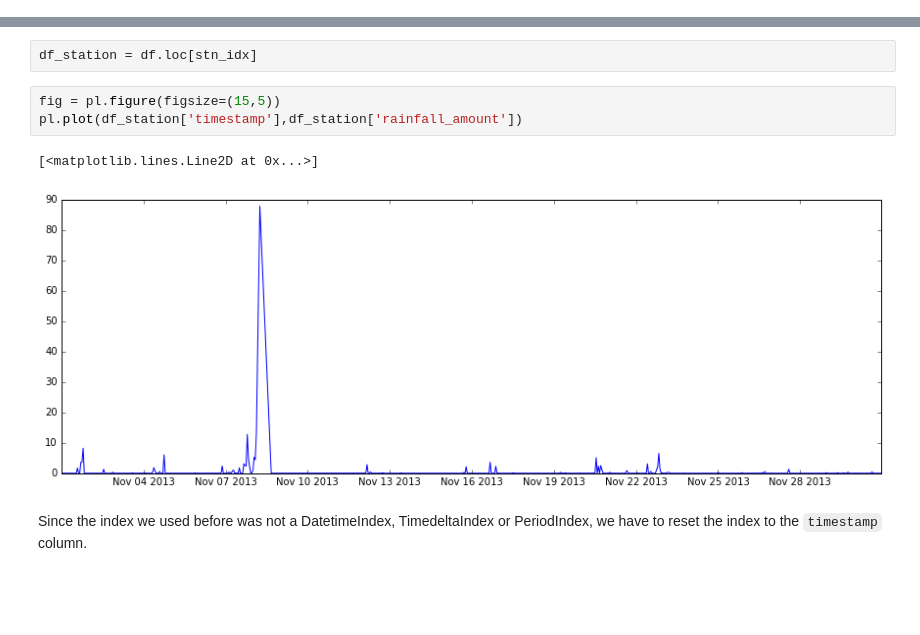
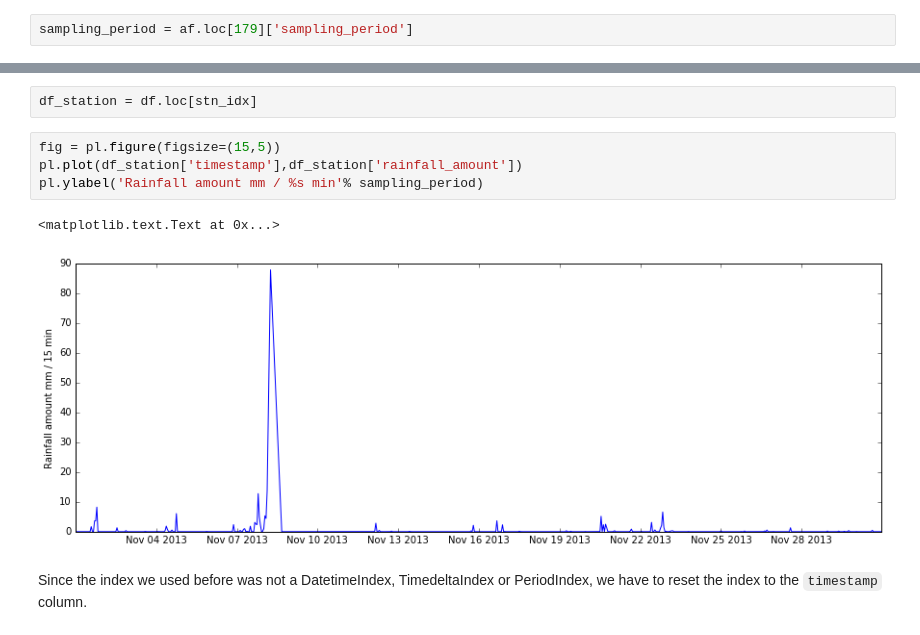
Before and after one commit to IreneCrisologo/irenecrisologo, a Jupyter notebook: ASTI_AWS/reading asti aws dataset.ipynb, the cells around one changed output, grey strips where cells are left out. Cells and saved outputs as stored; diff of their text form; blank space fills up the shorter version.

```diff
--- a/ASTI_AWS/reading asti aws dataset.ipynb
+++ b/ASTI_AWS/reading asti aws dataset.ipynb
@@ -161,6 +157,8 @@ stn_idx = np.where(af['station_id'] == 179)[0][0]
 print stn_idx
 # %% [output]
 114
+# %%
+sampling_period = af.loc[179]['sampling_period']
 # %% [markdown]
 This is the value that corresponds to `stationIndex` in the dataset dataframe.
 # %%
@@ -168,9 +166,10 @@ df_station = df.loc[stn_idx]
 # %%
 fig = pl.figure(figsize=(15,5))
 pl.plot(df_station['timestamp'],df_station['rainfall_amount'])
+pl.ylabel('Rainfall amount mm / %s min'% sampling_period)
 # %% [output]
-[<matplotlib.lines.Line2D at 0x...>]
+<matplotlib.text.Text at 0x...>
-[figure, old version]
+[figure, new version]
 # %% [markdown]
 Since the index we used before was not a DatetimeIndex, TimedeltaIndex or PeriodIndex, we have to reset the index to the `timestamp` column.
 # %%
```
Also changed, not shown: parts of 5 cells of this notebook.
